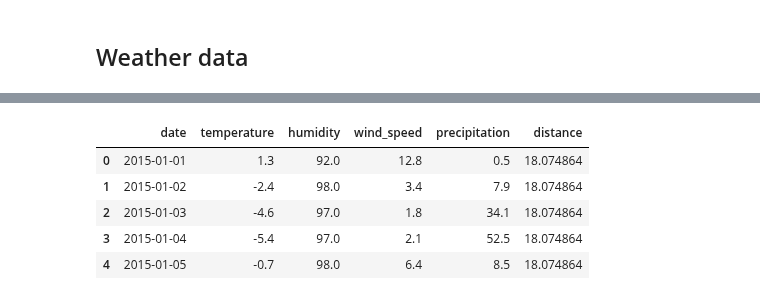
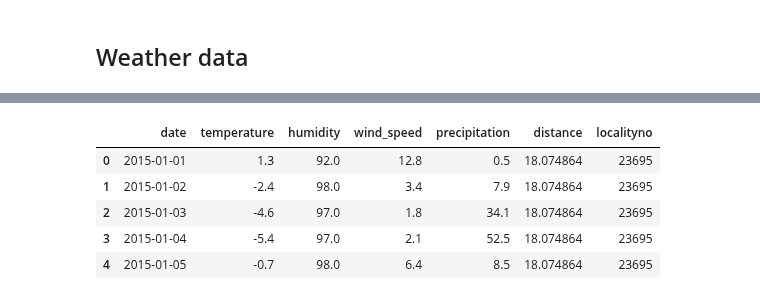
Before and after one commit to erlendrisvik/Compulsories, a Jupyter notebook: CA4/CA4/data_handler_nbook.ipynb, the cells around one changed output, grey strips where cells are left out. Drawn from its saved outputs; the diff is of its cells as text; code cells hidden in the pictures.

```diff
--- a/CA4/CA4/data_handler_nbook.ipynb
+++ b/CA4/CA4/data_handler_nbook.ipynb
@@ -506,36 +514,37 @@ def get_daily_data(df, localityno, year):
 
         df = pd.DataFrame()
         try:
             data = json['data']
             for i in range(len(data)):
                 row = pd.DataFrame(data[i]['observations'])
                 row['referenceTime'] = data[i]['referenceTime']
                 row['sourceId'] = data[i]['sourceId']
                 df = pd.concat([df, row], ignore_index=True)
 
             df = df.reset_index(drop=True)
 
             columns = ['sourceId','referenceTime','elementId','value','unit','timeOffset']
             df2 = df[columns].copy()
             df2['referenceTime'] = pd.to_datetime(df2['referenceTime']).dt.strftime('%Y-%m-%d')
 
             df3 = df2.pivot(index='referenceTime', columns='elementId', values='value').reset_index()
             df3.columns = ['date', 'temperature', 'humidity', 'wind_speed', 'precipitation']
         except:
             if idx == len(ids)-1 or distances[idx]>50:
                 raise NoDataError("No data available")
             continue
 
         # add the distance as a column
         df3['distance'] = distances[idx]
+        df3['localityno'] = localityno
         return df3
 
 weather_data = get_daily_data(df = fish_data, localityno = 23695, year = 2015)
 weather_data.head()
 # %% [output]
-|  | date | temperature | humidity | wind_speed | precipitation | distance |
-| 0 | 2015-01-01 | 1.3 | 92.0 | 12.8 | 0.5 | 18.074864 |
-| 1 | 2015-01-02 | -2.4 | 98.0 | 3.4 | 7.9 | 18.074864 |
-| 2 | 2015-01-03 | -4.6 | 97.0 | 1.8 | 34.1 | 18.074864 |
-| 3 | 2015-01-04 | -5.4 | 97.0 | 2.1 | 52.5 | 18.074864 |
-| 4 | 2015-01-05 | -0.7 | 98.0 | 6.4 | 8.5 | 18.074864 |
+|  | date | temperature | humidity | wind_speed | precipitation | distance | localityno |
+| 0 | 2015-01-01 | 1.3 | 92.0 | 12.8 | 0.5 | 18.074864 | 23695 |
+| 1 | 2015-01-02 | -2.4 | 98.0 | 3.4 | 7.9 | 18.074864 | 23695 |
+| 2 | 2015-01-03 | -4.6 | 97.0 | 1.8 | 34.1 | 18.074864 | 23695 |
+| 3 | 2015-01-04 | -5.4 | 97.0 | 2.1 | 52.5 | 18.074864 | 23695 |
+| 4 | 2015-01-05 | -0.7 | 98.0 | 6.4 | 8.5 | 18.074864 | 23695 |
```
Also changed, not shown: parts of 8 cells of this notebook.
